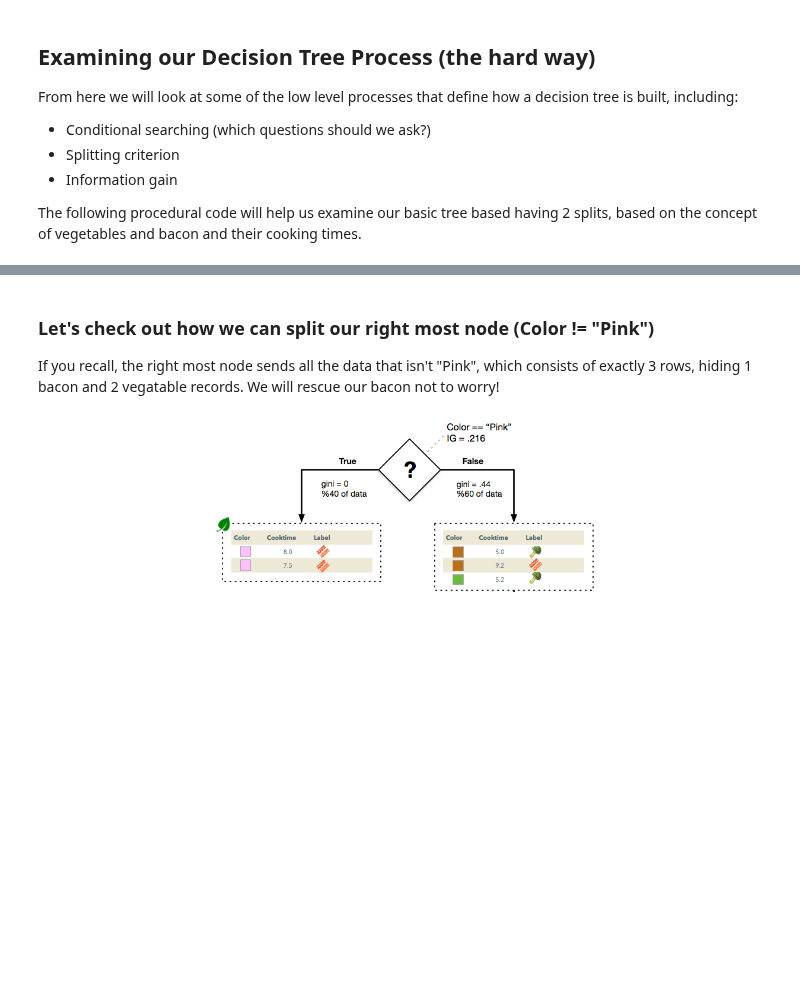
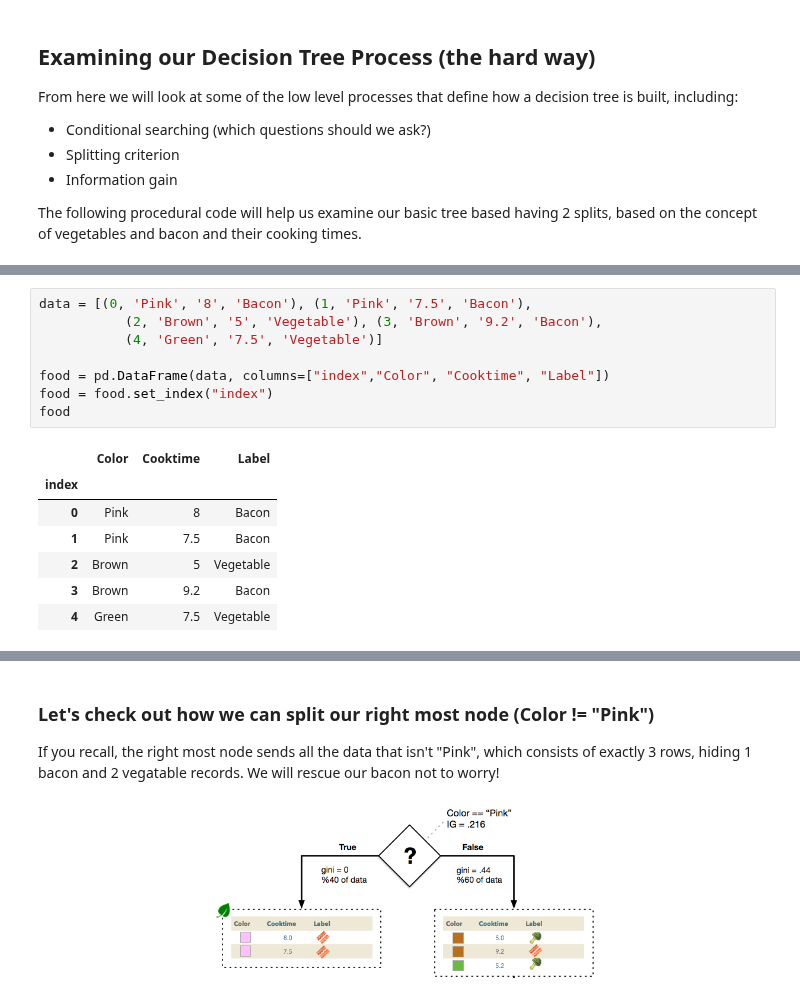
Before and after one commit to ga-curriculum/lesson-decision-trees, a Jupyter notebook: 2-decision-trees-in-depth.ipynb, the cells around one changed output, grey strips where cells are left out. Saved outputs shown, nothing was run; the diff lists cells and outputs as text; blank space fills up the shorter version.

```diff
--- a/2-decision-trees-in-depth.ipynb
+++ b/2-decision-trees-in-depth.ipynb
@@ -75,0 +117,16 @@ The following procedural code will help us examine our basic tree based having 2
+# %%
+data = [(0, 'Pink', '8', 'Bacon'), (1, 'Pink', '7.5', 'Bacon'),
+           (2, 'Brown', '5', 'Vegetable'), (3, 'Brown', '9.2', 'Bacon'),
+           (4, 'Green', '7.5', 'Vegetable')]
+
+food = pd.DataFrame(data, columns=["index","Color", "Cooktime", "Label"])
+food = food.set_index("index")
+food
+# %% [output]
+|  | Color | Cooktime | Label |
+| index |  |  |  |
+| 0 | Pink | 8 | Bacon |
+| 1 | Pink | 7.5 | Bacon |
+| 2 | Brown | 5 | Vegetable |
+| 3 | Brown | 9.2 | Bacon |
+| 4 | Green | 7.5 | Vegetable |
```
Also changed, not shown: parts of 10 cells of this notebook.
